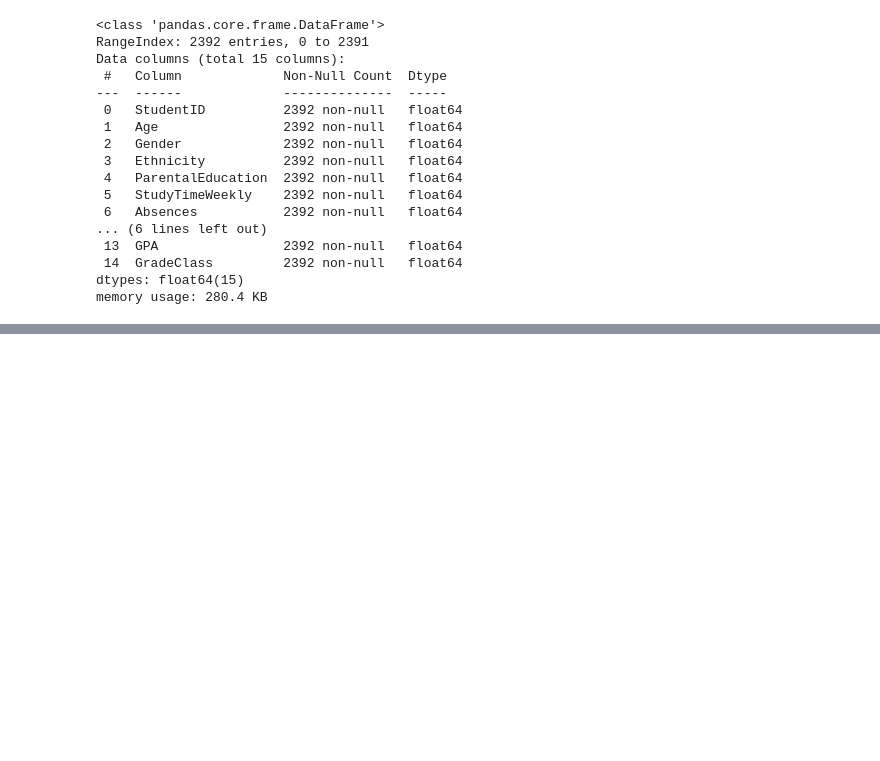
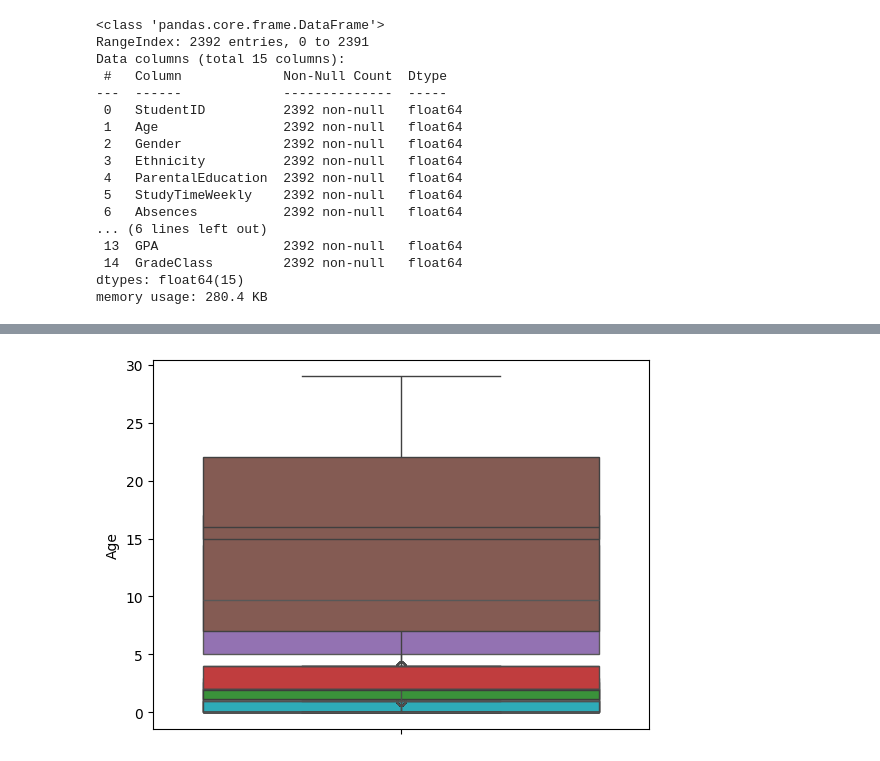
Before and after one commit to shreyash-jais-02/Student-Performance, a Jupyter notebook: Student_performance.ipynb, the cells around one changed output, grey strips where cells are left out. Drawn from its saved outputs; the diff is of its cells as text; code cells hidden in the pictures; blank space fills up the shorter version.

```diff
--- a/Student_performance.ipynb
+++ b/Student_performance.ipynb
@@ -56,0 +110,5 @@ df.drop(columns="StudentID", axis=1, inplace=True)
+# %%
+for col in df.columns:
+    sns.boxplot(df[col])
+# %% [output]
+[figure, added]
```
Also changed, not shown: parts of 7 cells of this notebook.
